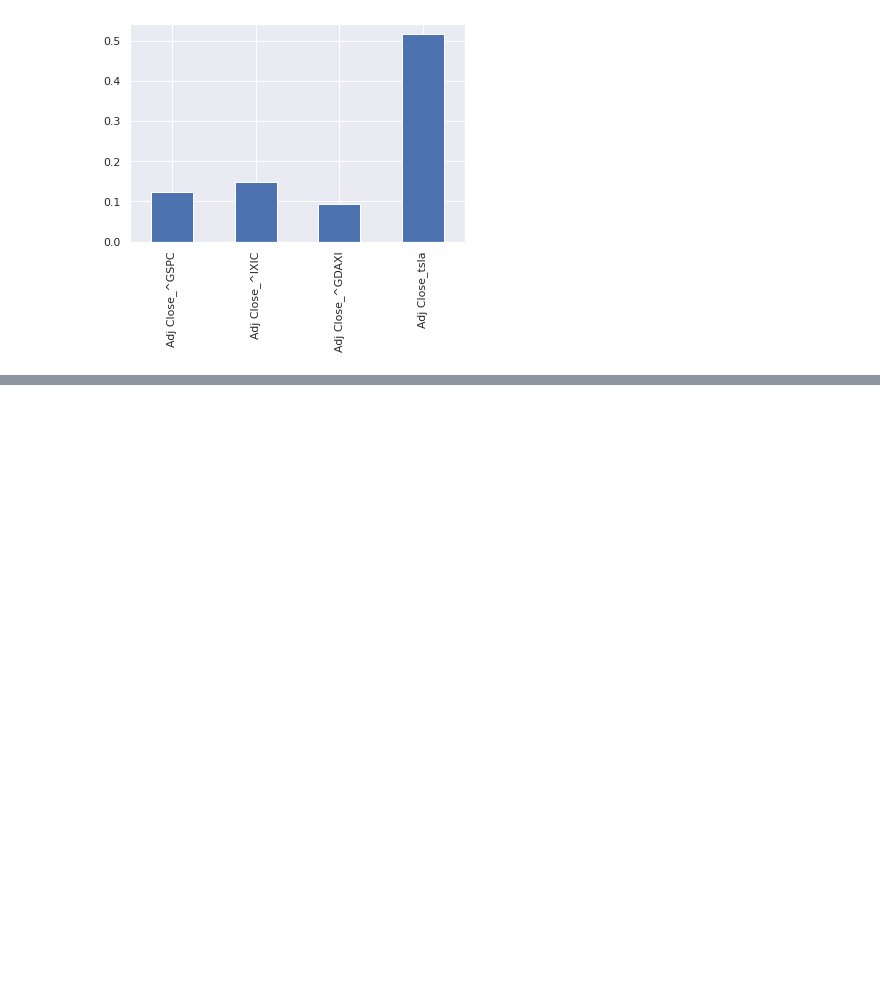
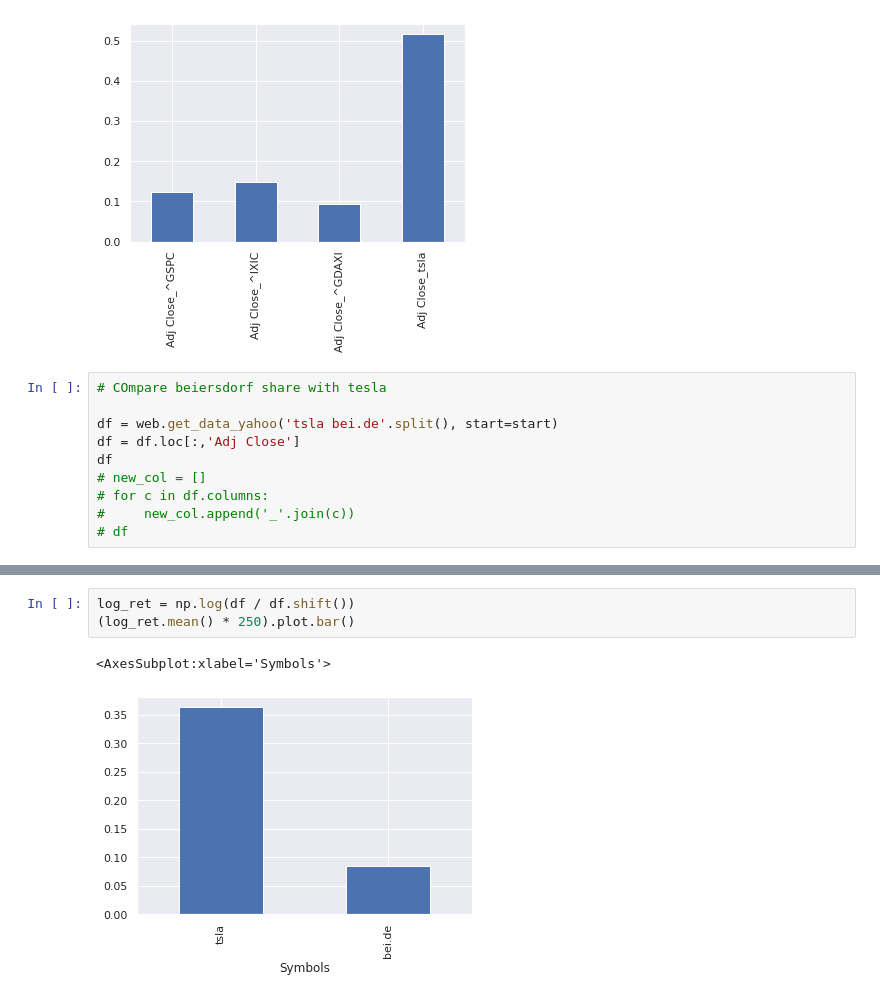
Before and after one commit to bhavinmoriya/Python-for-Financial-Analysis-and-Algorithmic-Trading, a Jupyter notebook: stock-index-analysis.ipynb, the cells around one changed output, grey strips where cells are left out. Cells and saved outputs as stored; diff of their text form; blank space fills up the shorter version.

```diff
--- a/stock-index-analysis.ipynb
+++ b/stock-index-analysis.ipynb
@@ -109,3 +109,13 @@ annual_ret.plot.bar()
 # %% [output]
 <AxesSubplot:>
 [figure]
+# %%
+# COmpare beiersdorf share with tesla
+
+df = web.get_data_yahoo('tsla bei.de'.split(), start=start)
+df = df.loc[:,'Adj Close']
+df
+# new_col = []
+# for c in df.columns:
+#     new_col.append('_'.join(c))
+# df
@@ -111,0 +137,6 @@ annual_ret.plot.bar()
+# %%
+log_ret = np.log(df / df.shift())
+(log_ret.mean() * 250).plot.bar()
+# %% [output]
+<AxesSubplot:xlabel='Symbols'>
+[figure, added]
```
Also changed, not shown: parts of 5 cells of this notebook.
